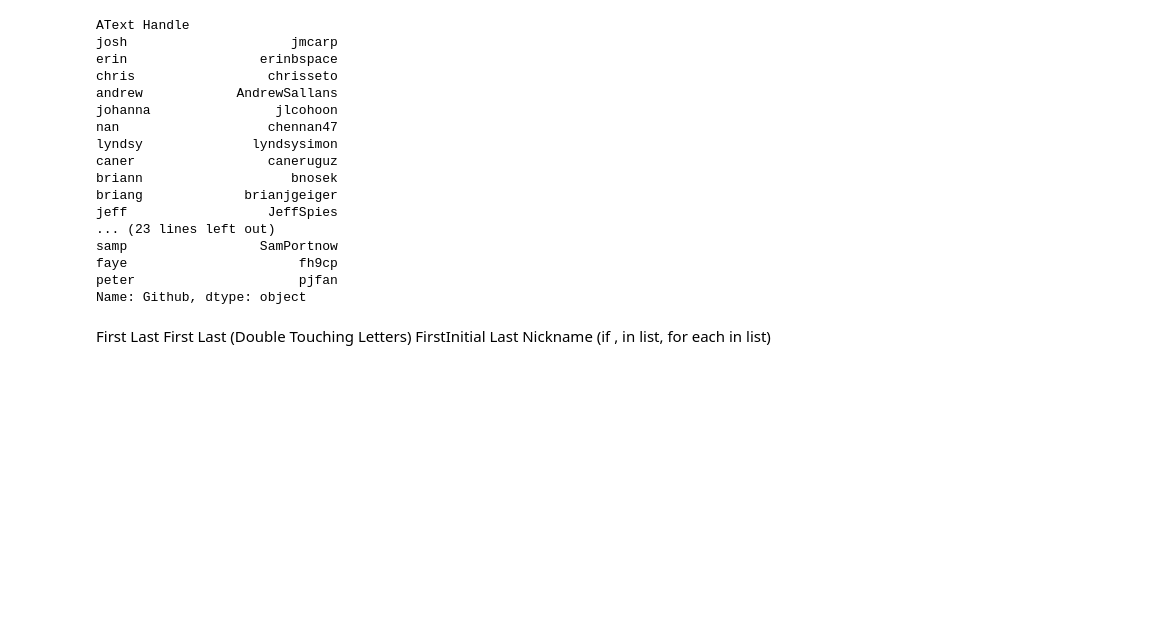
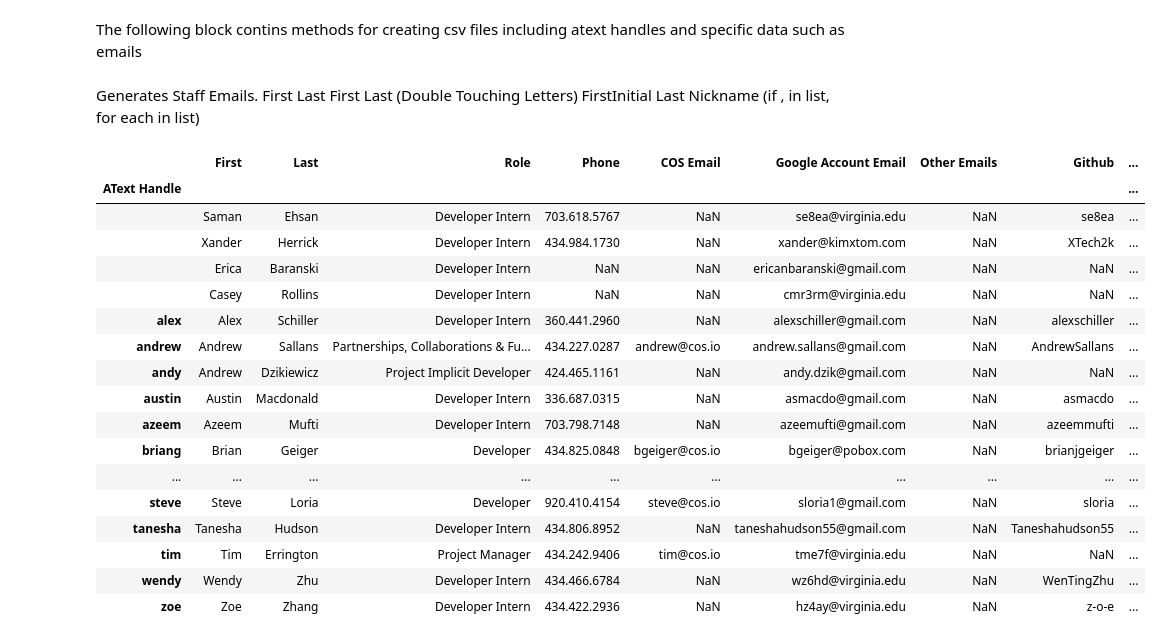
Before and after one commit to JeffSpies/cos-autoname, a Jupyter notebook: staff_directory.ipynb, the cells around one changed output. Saved outputs shown, nothing was run; the diff lists cells and outputs as text; code cells hidden in the pictures; blank space fills up the shorter version.

Commit message:
Added  staff emails and csv file rendering

```diff
--- a/staff_directory.ipynb
+++ b/staff_directory.ipynb
@@ -111,24 +90,33 @@ def atext_github_categories():
-# %%
-atext_github()
-# %% [output]
-AText Handle
-josh                     jmcarp
-erin                 erinbspace
-chris                 chrisseto
-andrew            AndrewSallans
-johanna                jlcohoon
-nan                   chennan47
-lyndsy              lyndsysimon
-caner                 caneruguz
-briann                   bnosek
-briang             brianjgeiger
-jeff                  JeffSpies
-... (23 lines left out)
-samp                 SamPortnow
-faye                      fh9cp
-peter                     pjfan
-Name: Github, dtype: object
+# %% [markdown]
+The following block contins methods for creating csv files including atext handles and specific data such as emails
+# %%
+def atext(column):
+    return pandas.DataFrame(df[df[column].notnull()][column])
+
+def atext_github_categories():
+    return pandas.DataFrame(df[df[column].notnull()][column])
+
+def add_groups(filename):
+    groups = ['Community','Metascience','Infrastructure','Steering']
+    with open(filename, 'ab') as csvfile:
+        w = csv.writer(csvfile, delimiter=',', quoting=False)
+        for group in groups:
+            emails = list(df[df[group] == 'TRUE']['Google Account Email'])
+            emails = str(emails)[1:-1].replace("'","").replace(" ","")
+            w.writerow([group,emails])
+
+def make_file(column):
+    filename = 'cos'+column+'.csv'
+    pandas.DataFrame.to_csv(atext(column),filename, header = False)
+    if column == "Google Account Email":
+        add_groups(filename)
+
+def make_files():
+    make_file("Github")
+    make_file("COS Email")
+    make_file("Google Account Email")
 # %% [markdown]
+Generates Staff Emails.
 First
 Last
 First Last (Double Touching Letters)
@@ -136,0 +193,22 @@ Nickname (if , in list, for each in list)
+# %%
+make_files()
+df.join(generate_emails()) # add generated emails to df
+# %% [output]
+|  | First | Last | Role | Phone | COS Email | Google Account Email | Other Emails | Github | ... |
+| AText Handle |  |  |  |  |  |  |  |  | ... |
+|  | Saman | Ehsan | Developer Intern | 703.618.5767 | NaN | se8ea@virginia.edu | NaN | se8ea | ... |
+|  | Xander | Herrick | Developer Intern | 434.984.1730 | NaN | xander@kimxtom.com | NaN | XTech2k | ... |
+|  | Erica | Baranski | Developer Intern | NaN | NaN | ericanbaranski@gmail.com | NaN | NaN | ... |
+|  | Casey | Rollins | Developer Intern | NaN | NaN | cmr3rm@virginia.edu | NaN | NaN | ... |
+| alex | Alex | Schiller | Developer Intern | 360.441.2960 | NaN | alexschiller@gmail.com | NaN | alexschiller | ... |
+| andrew | Andrew | Sallans | Partnerships, Collaborations & Fu... | 434.227.0287 | andrew@cos.io | andrew.sallans@gmail.com | NaN | AndrewSallans | ... |
+| andy | Andrew | Dzikiewicz | Project Implicit Developer | 424.465.1161 | NaN | andy.dzik@gmail.com | NaN | NaN | ... |
+| austin | Austin | Macdonald | Developer Intern | 336.687.0315 | NaN | asmacdo@gmail.com | NaN | asmacdo | ... |
+| azeem | Azeem | Mufti | Developer Intern | 703.798.7148 | NaN | azeemufti@gmail.com | NaN | azeemmufti | ... |
+| briang | Brian | Geiger | Developer | 434.825.0848 | bgeiger@cos.io | bgeiger@pobox.com | NaN | brianjgeiger | ... |
+| ... | ... | ... | ... | ... | ... | ... | ... | ... | ... |
+| steve | Steve | Loria | Developer | 920.410.4154 | steve@cos.io | sloria1@gmail.com | NaN | sloria | ... |
+| tanesha | Tanesha | Hudson | Developer Intern | 434.806.8952 | NaN | taneshahudson55@gmail.com | NaN | Taneshahudson55 | ... |
+| tim | Tim | Errington | Project Manager | 434.242.9406 | tim@cos.io | tme7f@virginia.edu | NaN | NaN | ... |
+| wendy | Wendy | Zhu | Developer Intern | 434.466.6784 | NaN | wz6hd@virginia.edu | NaN | WenTingZhu | ... |
+| zoe | Zoe | Zhang | Developer Intern | 434.422.2936 | NaN | hz4ay@virginia.edu | NaN | z-o-e | ... |
```
Also changed, not shown: parts of 5 cells of this notebook.
